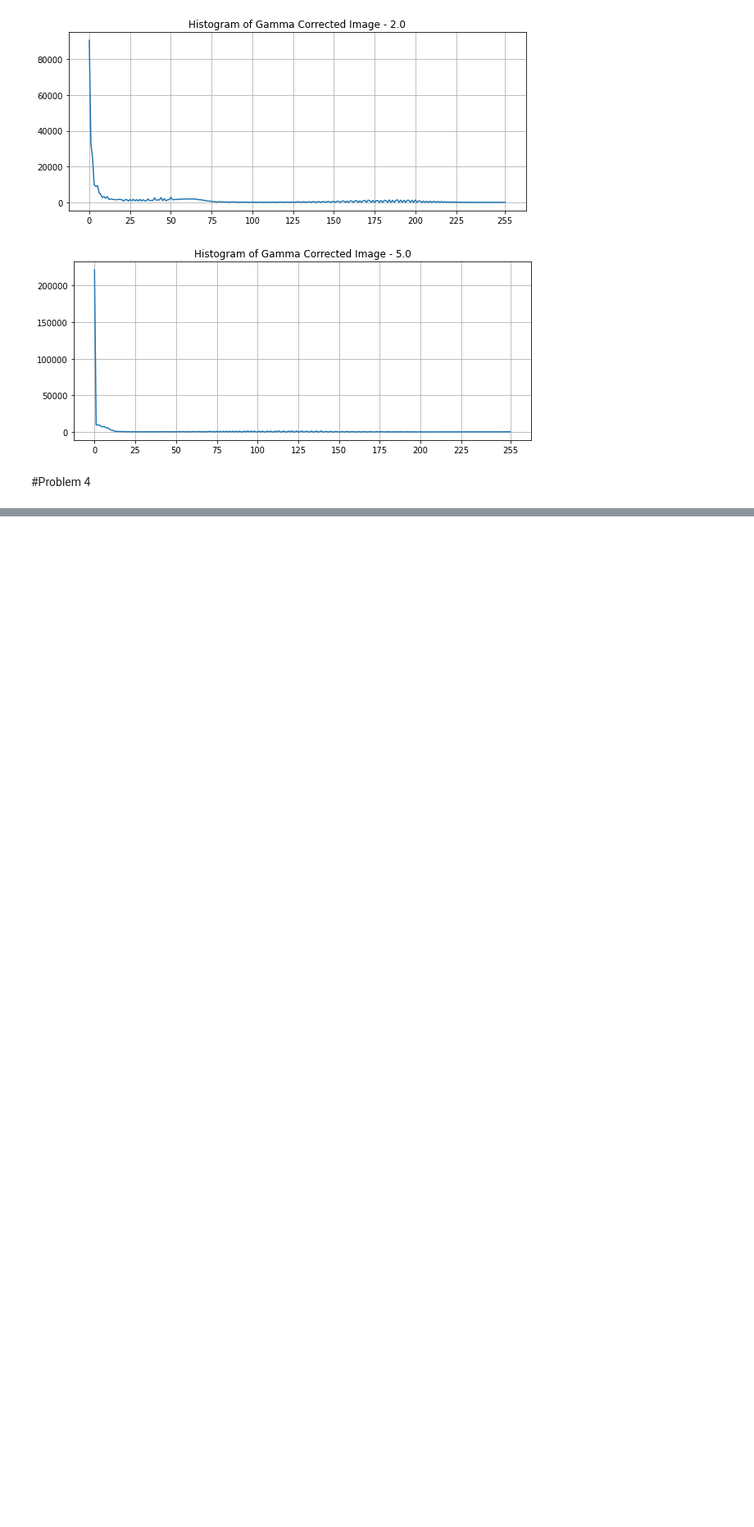
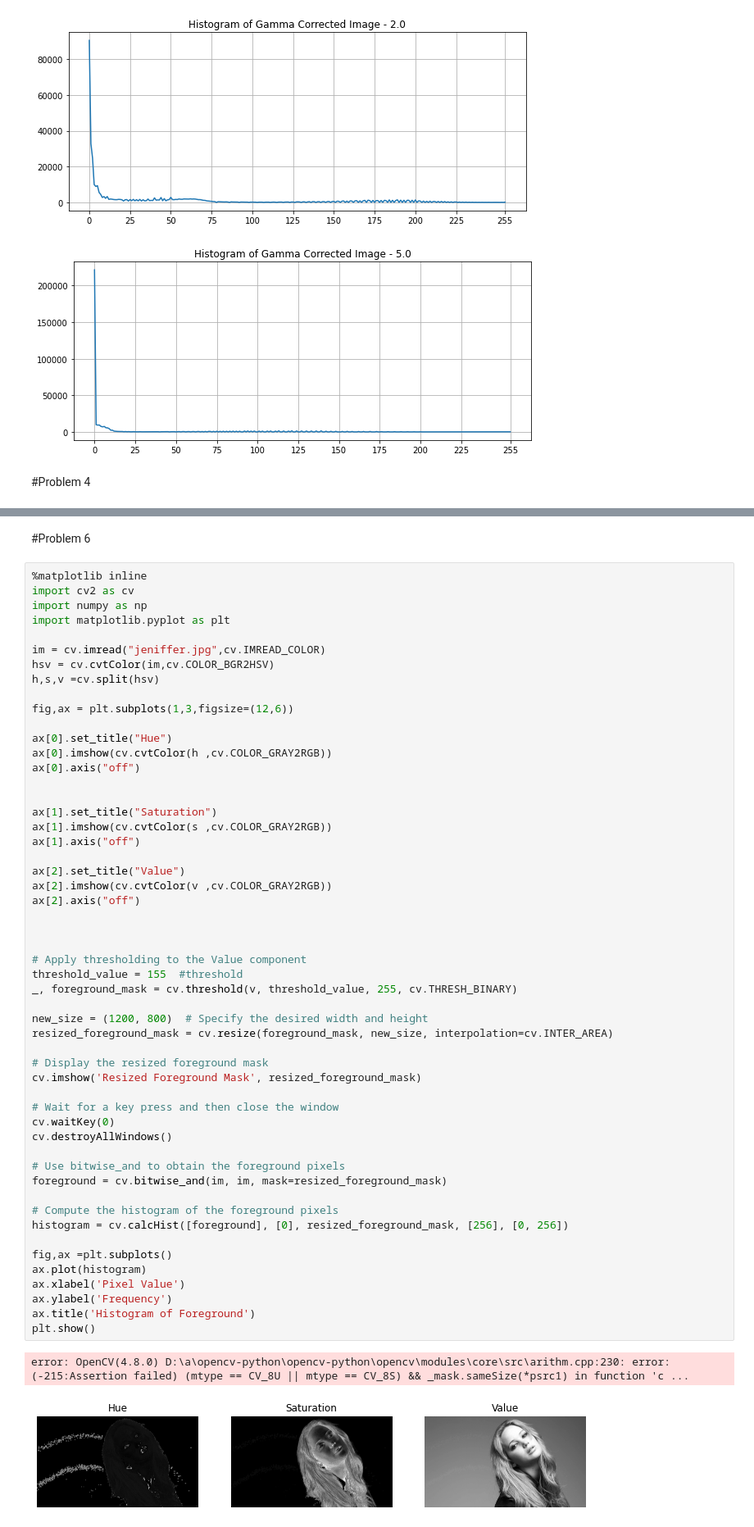
Before and after one commit to HashikaChathubhashaka/Image_Processing_Assignment, a Jupyter notebook: codes.ipynb, the cells around one changed output, grey strips where cells are left out. Shown at 82% size. Cells and saved outputs as stored; diff of their text form; blank space fills up the shorter version.

```diff
--- a/codes.ipynb
+++ b/codes.ipynb
@@ -292,0 +308,58 @@ ValueError: The truth value of an array with more than one element is ambiguous.
+# %% [markdown]
+#Problem 6
+# %%
+%matplotlib inline
+import cv2 as cv
+import numpy as np
+import matplotlib.pyplot as plt
+
+im = cv.imread("jeniffer.jpg",cv.IMREAD_COLOR)
+hsv = cv.cvtColor(im,cv.COLOR_BGR2HSV)
+h,s,v =cv.split(hsv)
+
+fig,ax = plt.subplots(1,3,figsize=(12,6))
+
+ax[0].set_title("Hue")
+ax[0].imshow(cv.cvtColor(h ,cv.COLOR_GRAY2RGB))
+ax[0].axis("off")
+
+
+ax[1].set_title("Saturation")
+ax[1].imshow(cv.cvtColor(s ,cv.COLOR_GRAY2RGB))
+ax[1].axis("off")
+
+ax[2].set_title("Value")
+ax[2].imshow(cv.cvtColor(v ,cv.COLOR_GRAY2RGB))
+ax[2].axis("off")
+
+
+
+# Apply thresholding to the Value component
+threshold_value = 155  #threshold
+_, foreground_mask = cv.threshold(v, threshold_value, 255, cv.THRESH_BINARY)
+
+new_size = (1200, 800)  # Specify the desired width and height
+resized_foreground_mask = cv.resize(foreground_mask, new_size, interpolation=cv.INTER_AREA)
+
+# Display the resized foreground mask
+cv.imshow('Resized Foreground Mask', resized_foreground_mask)
+
+# Wait for a key press and then close the window
+cv.waitKey(0)
+cv.destroyAllWindows()
+
+# Use bitwise_and to obtain the foreground pixels
+foreground = cv.bitwise_and(im, im, mask=resized_foreground_mask)
+
+# Compute the histogram of the foreground pixels
+histogram = cv.calcHist([foreground], [0], resized_foreground_mask, [256], [0, 256])
+
+fig,ax =plt.subplots()
+ax.plot(histogram)
+ax.xlabel('Pixel Value')
+ax.ylabel('Frequency')
+ax.title('Histogram of Foreground')
+plt.show()
+# %% [output]
+error: OpenCV(4.8.0) D:\a\opencv-python\opencv-python\opencv\modules\core\src\arithm.cpp:230: error: (-215:Assertion failed) (mtype == CV_8U || mtype == CV_8S) && _mask.sameSize(*psrc1) in function 'c ...
+[figure, added]
```
Also changed, not shown: parts of 5 cells of this notebook.
